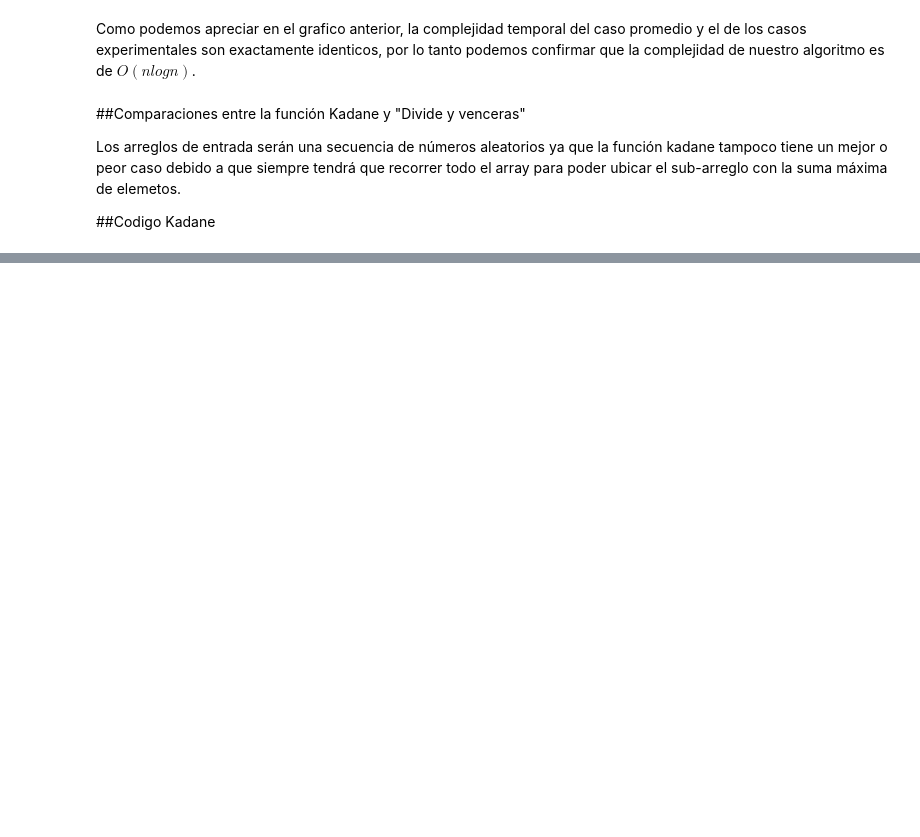
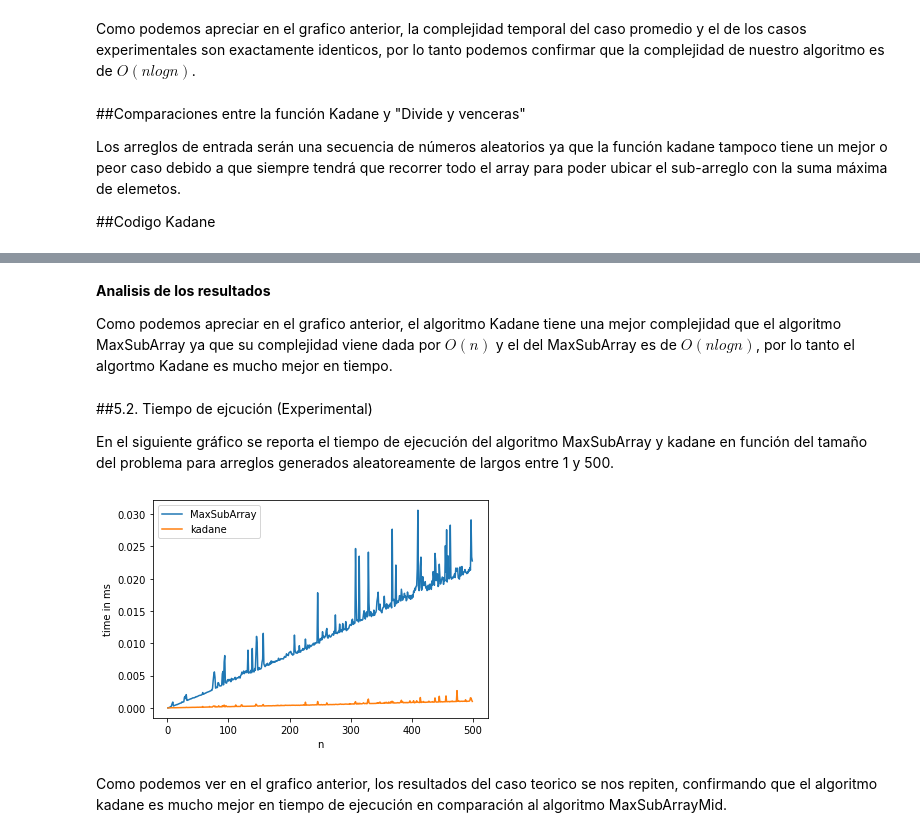
Before and after one commit to LosPowerPeralta/ADA-Informes-Matias, a Jupyter notebook: Informe_Problema_del_Sub_arreglo_máximo.ipynb, the cells around one changed output, grey strips where cells are left out. Cells and saved outputs as stored; diff of their text form; code cells hidden in the pictures; blank space fills up the shorter version.

```diff
--- a/Informe_Problema_del_Sub_arreglo_máximo.ipynb
+++ b/Informe_Problema_del_Sub_arreglo_máximo.ipynb
@@ -364,0 +387,37 @@ def kadane(lista):
+# %% [markdown]
+**Analisis de los resultados**
+
+Como podemos apreciar en el grafico anterior, el algoritmo Kadane tiene una mejor complejidad que el algoritmo MaxSubArray ya que su complejidad viene dada por $O(n)$ y el del MaxSubArray es de $O(nlogn)$, por lo tanto el algortmo Kadane es mucho mejor en tiempo.
+# %% [markdown]
+##5.2. Tiempo de ejcución (Experimental)
+
+En el siguiente gráfico se reporta el tiempo de ejecución del algoritmo MaxSubArray y kadane en función del tamaño del problema para arreglos generados aleatoreamente de largos entre 1 y 500.
+# %%
+x=[]; y=[]
+y2=[]
+
+for n in range(1,500):
+
+  a = rd.sample(range(1, 1000), n)
+  b = a.copy()
+
+  #la función repeat está ejecutando 20 veces bubble_sort con el arreglo a y retorna el mejor tiepo obtenido.
+  t = repeat(setup="from __main__ import MaxSubArray", stmt=f"MaxSubArray({a})", repeat=1, number=10)
+  t2 = repeat(setup="from __main__ import kadane", stmt=f"kadane({a})", repeat=1, number=10)
+
+  x.append(n)
+  y.append(t)
+  y2.append(t2)
+
+
+plt.plot(x,y)
+plt.plot(x,y2)
+plt.legend(["MaxSubArray", "kadane"])
+
+plt.xlabel('n')
+plt.ylabel('time in ms')
+plt.show()
+# %% [output]
+[figure, added]
+# %% [markdown]
+Como podemos ver en el grafico anterior, los resultados del caso teorico se nos repiten, confirmando que el algoritmo kadane es mucho mejor en tiempo de ejecución en comparación al algoritmo MaxSubArrayMid.
```
Also changed, not shown: parts of 3 cells of this notebook.
